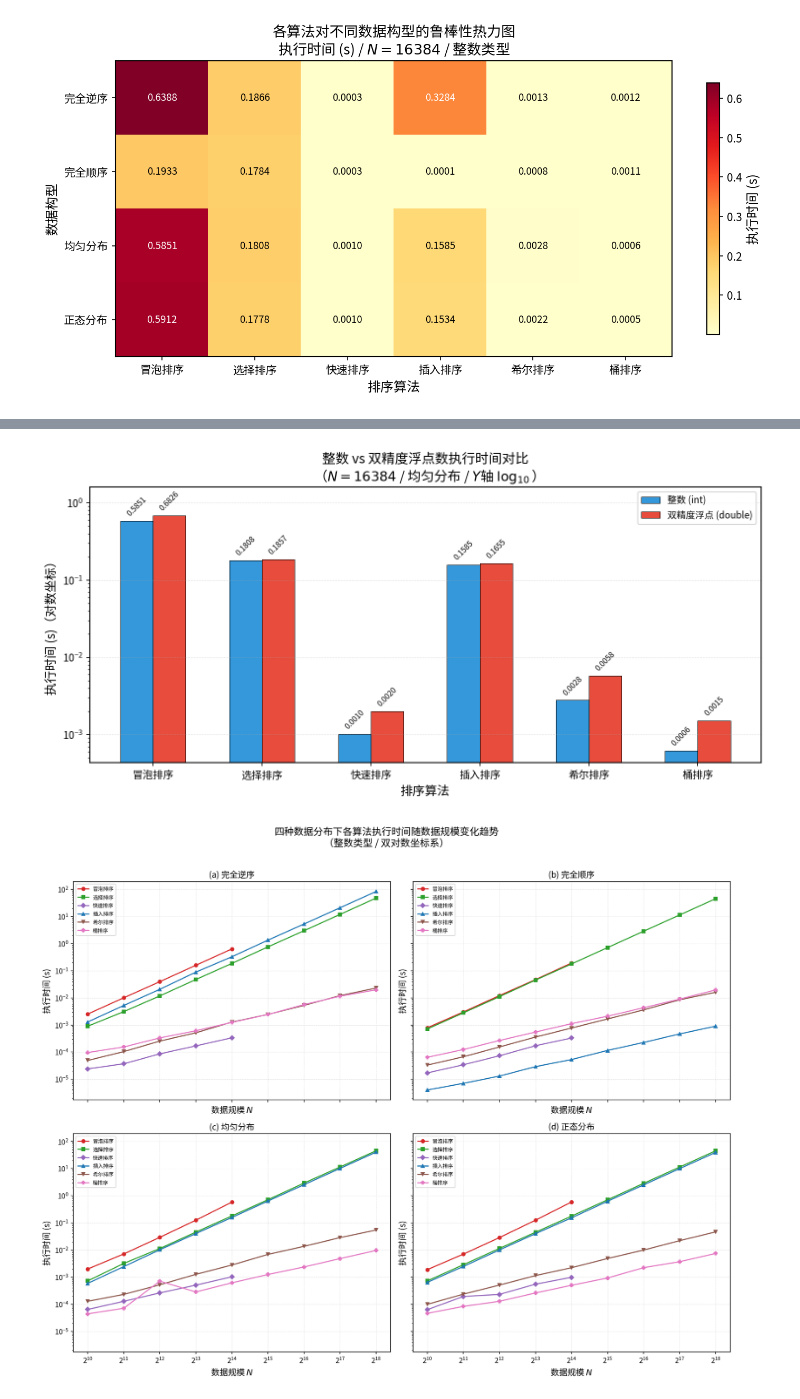
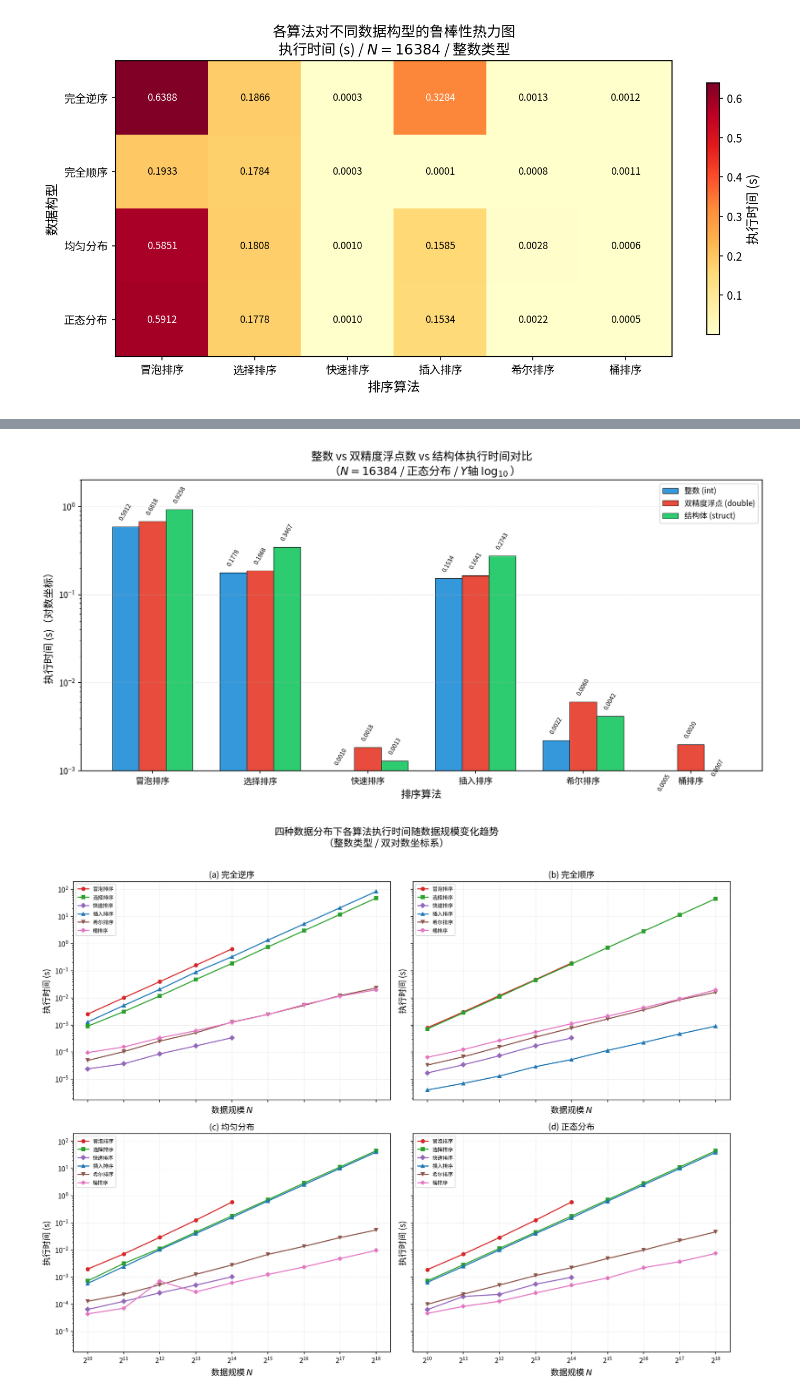
Before and after one commit to marrma-593/Sort_research, a Jupyter notebook: charts.ipynb, the cells around one changed output, grey strips where cells are left out. Drawn from its saved outputs; the diff is of its cells as text; code cells hidden in the pictures.

Commit message:
add extra figture

```diff
--- a/charts.ipynb
+++ b/charts.ipynb
@@ -428,41 +403,56 @@ plt.show()
 [figure]
 # %%
-# ========== 补充: 整数 vs 双精度浮点 时间对比（均匀分布 N=16384） ==========
-mask_extra = (df['数据构型'] == '均匀分布') & (df['规模N'] == 16384)
+# ========== 图表 7: 整数 vs 双精度浮点 vs 结构体 时间对比（正态分布 N=16384） ==========
+mask_extra = (df['数据构型'] == '正态分布') & (df['规模N'] == 16384)
 df_extra = df[mask_extra].dropna(subset=['执行时间_s']).copy()
 
-fig, ax = plt.subplots(figsize=(10, 5))
+
+struct_times_16384 = []
+for r in range(124, 130):
+    time_val = raw.iloc[r, 4]
+    struct_times_16384.append(float(time_val))
+
+fig, ax = plt.subplots(figsize=(12, 6))
 
 x = np.arange(len(ALGO_NAMES))
-width = 0.3
+width = 0.25
 
-for i, (dtype_label, color) in enumerate(zip(['i', 'd'], ['#3498DB', '#E74C3C'])):
+colors = ['#3498DB', '#E74C3C', '#2ECC71']
+type_labels = ['整数 (int)', '双精度浮点 (double)', '结构体 (struct)']
+
+for i, (dtype_key, color, label) in enumerate(zip(['i', 'd'], colors[:2], type_labels[:2])):
     vals = []
     for algo in ALGO_NAMES:
-        row = df_extra[(df_extra['数据类型'] == dtype_label) & (df_extra['算法'] == algo)]
+        row = df_extra[(df_extra['数据类型'] == dtype_key) & (df_extra['算法'] == algo)]
         vals.append(row['执行时间_s'].values[0] if len(row) else 0)
-    label = '整数 (int)' if dtype_label == 'i' else '双精度浮点 (double)'
-    bars = ax.bar(x + (i - 0.5) * width, vals, width, label=label,
+    bars = ax.bar(x + (i - 1) * width, vals, width, label=label,
                   color=color, edgecolor='black', linewidth=0.5)
     for bar, val in zip(bars, vals):
-        ax.text(bar.get_x() + bar.get_width()/2, bar.get_height() * 1.1,
-                f'{val:.4f}', ha='center', va='bottom', fontsize=7.5, rotation=45)
+        ax.text(bar.get_x() + bar.get_width()/2, bar.get_height() * 1.15,
+                f'{val:.4f}', ha='center', va='bottom', fontsize=7, rotation=60)
+
+
+bars = ax.bar(x + 1 * width, struct_times_16384, width,
+              label=type_labels[2], color=colors[2], edgecolor='black', linewidth=0.5)
+for bar, val in zip(bars, struct_times_16384):
+    ax.text(bar.get_x() + bar.get_width()/2, bar.get_height() * 1.15,
+            f'{val:.4f}', ha='center', va='bottom', fontsize=7, rotation=60)
 
 ax.set_yscale('log', base=10)
-ax.set_ylim(0, 1.6)
+ax.set_ylim(1e-3, 2)
 ax.set_xlabel('排序算法')
 ax.set_ylabel('执行时间 (s)（对数坐标）')
-ax.set_title('整数 vs 双精度浮点数执行时间对比\n（$N=16384$ / 均匀分布 / $Y$轴 $\\log_{10}$）')
+ax.set_title('整数 vs 双精度浮点数 vs 结构体执行时间对比\n（$N=16384$ / 正态分布 / $Y$轴 $\\log_{10}$）')
 ax.set_xticks(x)
 ax.set_xticklabels(ALGO_NAMES)
-ax.legend()
+ax.legend(loc='upper right')
 ax.grid(True, axis='y', linestyle='--', alpha=0.4, linewidth=0.5)
 
 plt.tight_layout()
-plt.savefig('fig_extra_int_vs_double.png', dpi=300)
+plt.savefig('fig_int_vs_double_vs_struct_normal.png', dpi=300)
 plt.show()
 # %% [output]
-[figure, old version]
+[figure, new version]
 # %%
 # ========== 图表 6: 四种数据分布下六种算法执行时间对比（双对数坐标） ==========
 # 整数类型数据，四个子图分别对应四种数据构型
```
Also changed, not shown: parts of 3 cells of this notebook, 4 other files.
